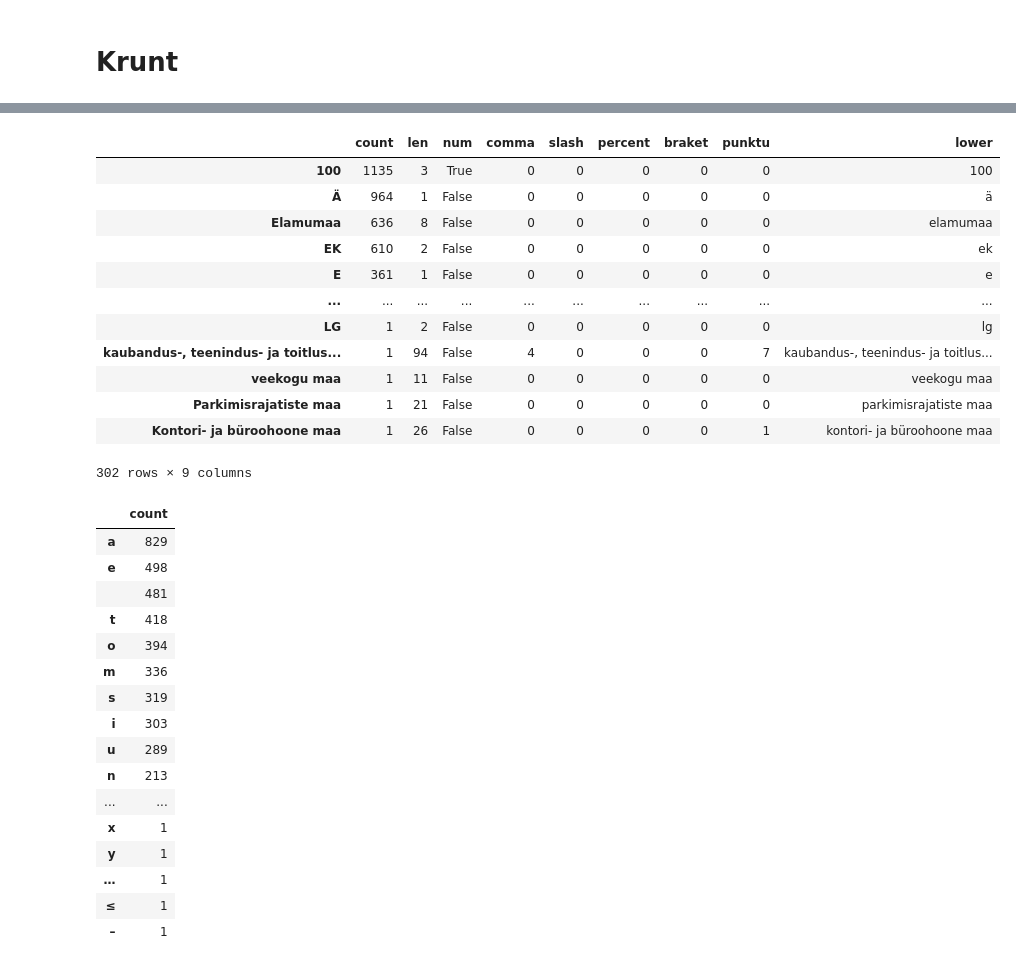
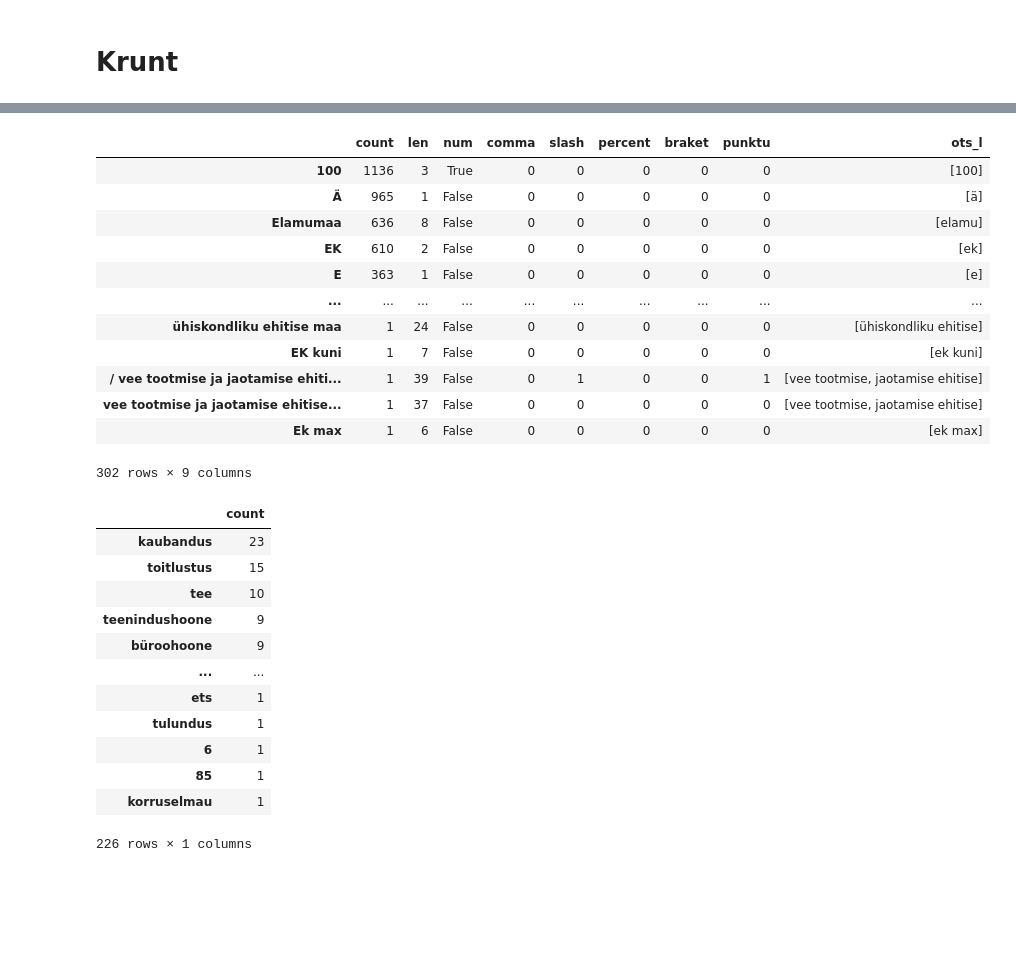
Before and after one commit to taavip/MAPlaneeringud, a Jupyter notebook: plan_analyys.ipynb, the cells around one changed output, grey strips where cells are left out. Saved outputs shown, nothing was run; the diff lists cells and outputs as text; code cells hidden in the pictures; blank space fills up the shorter version.

```diff
--- a/plan_analyys.ipynb
+++ b/plan_analyys.ipynb
@@ -280,49 +283,46 @@ def to_1D(series):
 # %%
 import string
 import re
 count_so=to_1D(df["otstarve_l"]).value_counts().to_frame('count')
 count_so['len']=count_so.index.str.len()
 count_so['num']=count_so.index.str.isnumeric()
 count_so['comma']=count_so.index.str.count(",")
 count_so['slash']=count_so.index.str.count("/")
 count_so['percent']=count_so.index.str.count("%")
 count_so['braket']= count_so.index.str.count('\(') + count_so.index.str.count('\)')
 count_so['punktu']= count_so.index.str.count(f'[{re.escape(string.punctuation)}]')
-count_so['lower']=count_so.index.str.lower()
+count_so['ots_l']=count_so.index.str.lower().str.strip('maa-ala').str.replace('/',';').str.replace('%','').str.replace('\n','').str.replace('=','').str.replace('≥','').str.replace('≤','').str.replace('<','').str.replace('>','').str.replace('-',';').str.replace(' ja', ';').str.replace('ja ', ';').str.replace('otamise ehitise', 'jaotamise ehitise').str.replace(',', ';').str.replace('(', ';').str.replace(')', ';').str.replace('või', ';').str.strip(' ').str.split(';')
+count_so['ots_l']=count_so['ots_l'].apply(strip_element)
 count_so
 # %% [output]
-|  | count | len | num | comma | slash | percent | braket | punktu | lower |
-| 100 | 1135 | 3 | True | 0 | 0 | 0 | 0 | 0 | 100 |
-| Ä | 964 | 1 | False | 0 | 0 | 0 | 0 | 0 | ä |
-| Elamumaa | 636 | 8 | False | 0 | 0 | 0 | 0 | 0 | elamumaa |
-| EK | 610 | 2 | False | 0 | 0 | 0 | 0 | 0 | ek |
-| E | 361 | 1 | False | 0 | 0 | 0 | 0 | 0 | e |
+|  | count | len | num | comma | slash | percent | braket | punktu | ots_l |
+| 100 | 1136 | 3 | True | 0 | 0 | 0 | 0 | 0 | [100] |
+| Ä | 965 | 1 | False | 0 | 0 | 0 | 0 | 0 | [ä] |
+| Elamumaa | 636 | 8 | False | 0 | 0 | 0 | 0 | 0 | [elamu] |
+| EK | 610 | 2 | False | 0 | 0 | 0 | 0 | 0 | [ek] |
+| E | 363 | 1 | False | 0 | 0 | 0 | 0 | 0 | [e] |
 | ... | ... | ... | ... | ... | ... | ... | ... | ... | ... |
-| LG | 1 | 2 | False | 0 | 0 | 0 | 0 | 0 | lg |
-| kaubandus-, teenindus- ja toitlus... | 1 | 94 | False | 4 | 0 | 0 | 0 | 7 | kaubandus-, teenindus- ja toitlus... |
-| veekogu maa | 1 | 11 | False | 0 | 0 | 0 | 0 | 0 | veekogu maa |
-| Parkimisrajatiste maa | 1 | 21 | False | 0 | 0 | 0 | 0 | 0 | parkimisrajatiste maa |
-| Kontori- ja büroohoone maa | 1 | 26 | False | 0 | 0 | 0 | 0 | 1 | kontori- ja büroohoone maa |
+| ühiskondliku ehitise maa | 1 | 24 | False | 0 | 0 | 0 | 0 | 0 | [ühiskondliku ehitise] |
+| EK kuni | 1 | 7 | False | 0 | 0 | 0 | 0 | 0 | [ek kuni] |
+| / vee tootmise ja jaotamise ehiti... | 1 | 39 | False | 0 | 1 | 0 | 0 | 1 | [vee tootmise, jaotamise ehitise] |
+| vee tootmise ja jaotamise ehitise... | 1 | 37 | False | 0 | 0 | 0 | 0 | 0 | [vee tootmise, jaotamise ehitise] |
+| Ek max | 1 | 6 | False | 0 | 0 | 0 | 0 | 0 | [ek max] |
 302 rows × 9 columns
 # %%
 
-test=to_1D(count_so["lower"]).value_counts().to_frame('count')
+test=to_1D(count_so["ots_l"]).value_counts().to_frame('count')
 test
 # %% [output]
 |  | count |
-| a | 829 |
-| e | 498 |
-|  | 481 |
-| t | 418 |
-| o | 394 |
-| m | 336 |
-| s | 319 |
-| i | 303 |
-| u | 289 |
-| n | 213 |
+| kaubandus | 23 |
+| toitlustus | 15 |
+| tee | 10 |
+| teenindushoone | 9 |
+| büroohoone | 9 |
 | ... | ... |
-| x | 1 |
-| y | 1 |
-| … | 1 |
-| ≤ | 1 |
-| – | 1 |
+| ets | 1 |
+| tulundus | 1 |
+| 6 | 1 |
+| 85 | 1 |
+| korruselmau | 1 |
+226 rows × 1 columns
```
Also changed, not shown: parts of 7 cells of this notebook.
